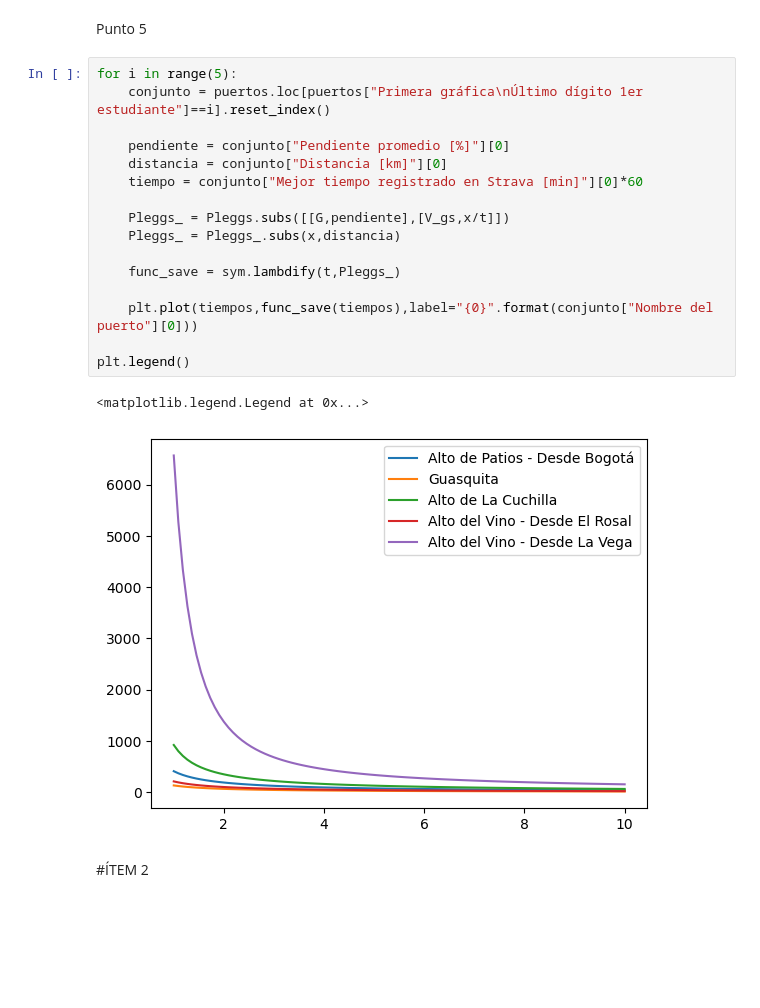
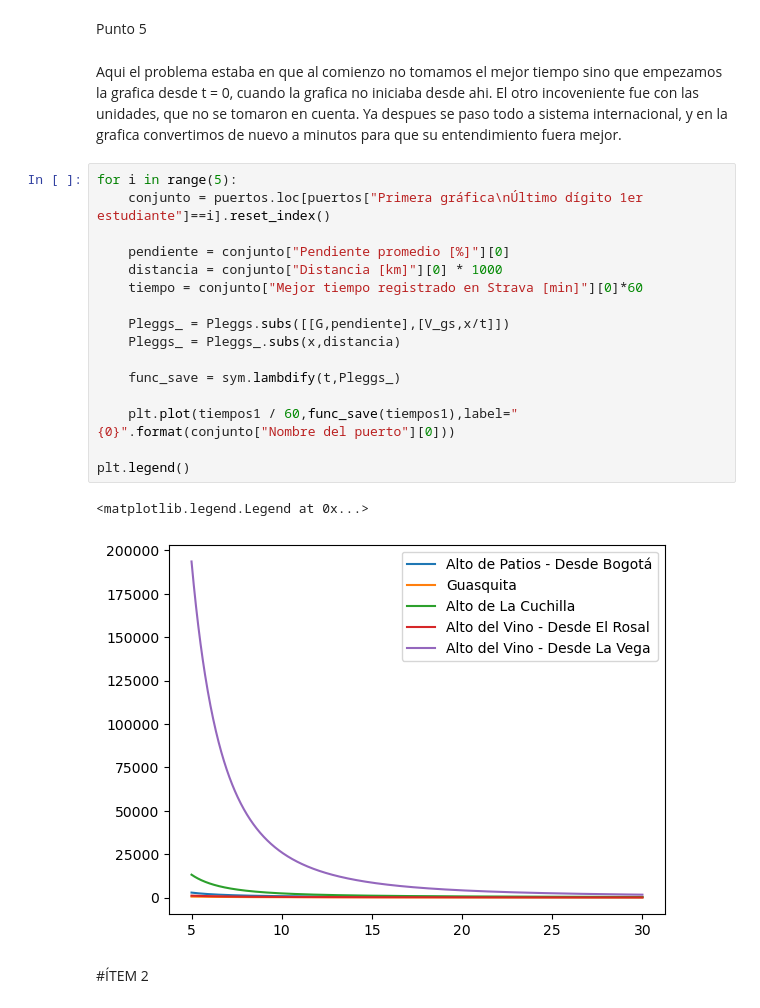
Before and after one commit to QuantumPower4/JuanGuzman-JhonAlex-HerraCompu-202302, a Jupyter notebook: Proyecto/Proyecto_JuanGuzman_JhonMontealegre.ipynb, the cells around one changed output. Drawn from its saved outputs; the diff is of its cells as text; blank space fills up the shorter version.

```diff
--- a/Proyecto/Proyecto_JuanGuzman_JhonMontealegre.ipynb
+++ b/Proyecto/Proyecto_JuanGuzman_JhonMontealegre.ipynb
@@ -153,24 +153,26 @@ tiempo_ganado1_segunda_grafica, tiempo_ganado2_segunda_grafica
 # %% [markdown]
 Punto 5
+# %% [markdown]
+Aqui el problema estaba en que al comienzo no tomamos el mejor tiempo sino que empezamos la grafica desde  t = 0, cuando la grafica no iniciaba desde ahi. El otro incoveniente fue con las unidades, que no se tomaron en cuenta. Ya despues se paso todo a sistema internacional, y en la grafica convertimos de nuevo a minutos para que su entendimiento fuera mejor.
 # %%
 for i in range(5):
     conjunto = puertos.loc[puertos["Primera gráfica\nÚltimo dígito 1er estudiante"]==i].reset_index()
 
     pendiente = conjunto["Pendiente promedio [%]"][0]
-    distancia = conjunto["Distancia [km]"][0]
+    distancia = conjunto["Distancia [km]"][0] * 1000
     tiempo = conjunto["Mejor tiempo registrado en Strava [min]"][0]*60
 
     Pleggs_ = Pleggs.subs([[G,pendiente],[V_gs,x/t]])
     Pleggs_ = Pleggs_.subs(x,distancia)
 
     func_save = sym.lambdify(t,Pleggs_)
 
-    plt.plot(tiempos,func_save(tiempos),label="{0}".format(conjunto["Nombre del puerto"][0]))
+    plt.plot(tiempos1 / 60,func_save(tiempos1),label="{0}".format(conjunto["Nombre del puerto"][0]))
 
 plt.legend()
 # %% [output]
 <matplotlib.legend.Legend at 0x...>
-[figure, old version]
+[figure, new version]
 # %% [markdown]
 #ÍTEM 2
 # %%
```
Also changed, not shown: parts of 7 cells of this notebook.
